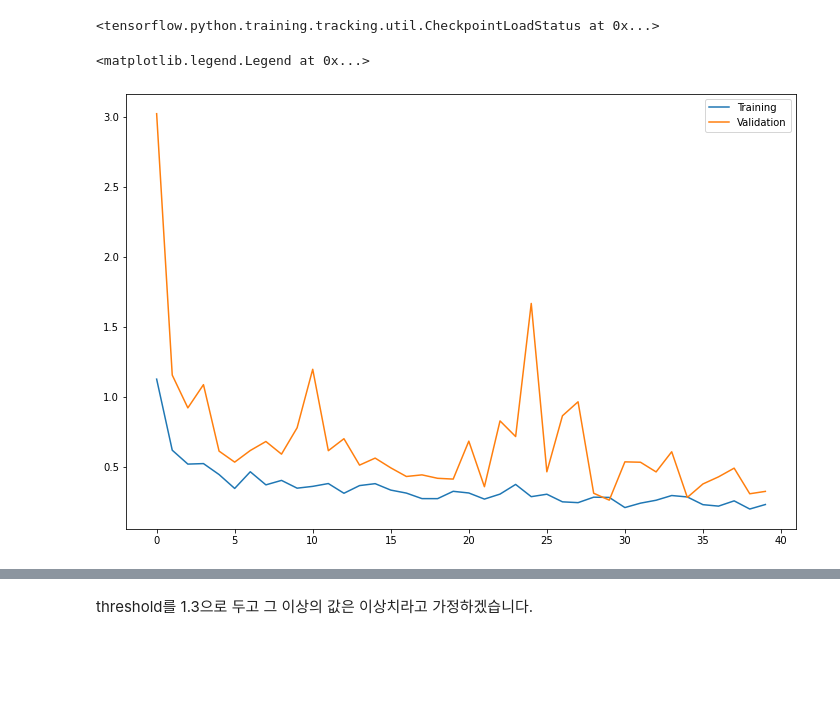
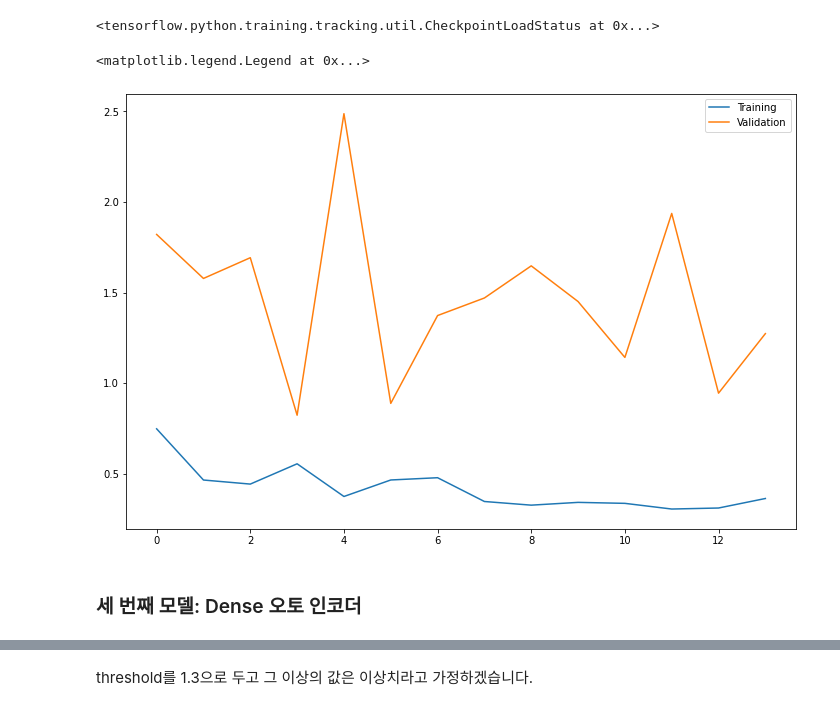
Before and after one commit to PEBpung/Aiffel, a Jupyter notebook: Project/Exploration/E20.Anomaly_Detection.ipynb, the cells around one changed output, grey strips where cells are left out. Drawn from its saved outputs; the diff is of its cells as text; code cells hidden in the pictures; blank space fills up the shorter version.

```diff
--- a/Project/Exploration/E20.Anomaly_Detection.ipynb
+++ b/Project/Exploration/E20.Anomaly_Detection.ipynb
@@ -527,7 +518,7 @@ checkpoint = ModelCheckpoint(checkpoint_path,
                              monitor='val_loss',
                              verbose=1)
 
-early_stop = EarlyStopping(monitor='val_loss', patience=5)
+early_stop = EarlyStopping(monitor='val_loss', patience=10)
 
-model.compile(loss='mae', optimizer='adam',metrics=["mae"])
+lstm_model.compile(loss='mae', optimizer='adam',metrics=["mae"])
 # %%
@@ -557,0 +559,26 @@ Epoch 00040: val_loss did not improve from 0.26502
+# %%
+input_ = Input(shape= (window_size, n_features))
+x = Conv1D(128, 2, activation='relu', padding='same')(input_)
+x = MaxPooling1D(2, padding= 'same')(x)
+x = Dropout(0.2)(x)
+x = Conv1D(64, 2, activation='relu', padding='same')(x)
+x = MaxPooling1D(2, padding= 'same')(x)
+x = Dropout(0.2)(x)
+x = Conv1D(32, 2, activation='relu', padding='same')(x)
+encoded = MaxPooling1D(2, padding= 'same')(x)
+
+d = Conv1D(32, 1, activation='relu', padding='same')(encoded)
+d = UpSampling1D(2)(d)
+d = Dropout(0.2)(d)
+d = Conv1D(64, 1, activation='relu', padding='same')(encoded)
+d = UpSampling1D(2)(d)
+d = Dropout(0.2)(d)
+d = Conv1D(128, 2, activation='relu')(d)
+d = UpSampling1D(2)(d)
+d = Flatten()(d)
+d = Dense(100)(d)
+d = Dropout(0.5)(d)
+decoded = Dense(n_features)(d)
+conv_model = Model(input_, decoded)
+
+conv_model.summary()
@@ -557,0 +603,9 @@ Epoch 00040: val_loss did not improve from 0.26502
+# %%
+conv_model.compile(loss='mae', optimizer=Adam(learning_rate=0.001),metrics=["mae"])
+
+conv_hist = conv_model.fit(train_gen,
+          validation_data=valid_gen,
+          steps_per_epoch=len(train_gen),
+          validation_steps=len(valid_gen),
+          epochs=50,
+          callbacks=[checkpoint, early_stop])
@@ -561,9 +633,11 @@ model.load_weights(checkpoint_path)
 <tensorflow.python.training.tracking.util.CheckpointLoadStatus at 0x...>
 # %%
 fig = plt.figure(figsize=(12,8))
-plt.plot(hist.history['loss'], label='Training')
-plt.plot(hist.history['val_loss'], label='Validation')
+plt.plot(conv_hist.history['loss'], label='Training')
+plt.plot(conv_hist.history['val_loss'], label='Validation')
 plt.legend()
 # %% [output]
 <matplotlib.legend.Legend at 0x...>
-[figure, old version]
+[figure, new version]
+# %% [markdown]
+### 세 번째 모델: Dense 오토 인코더
```
Also changed, not shown: parts of 30 cells of this notebook.
